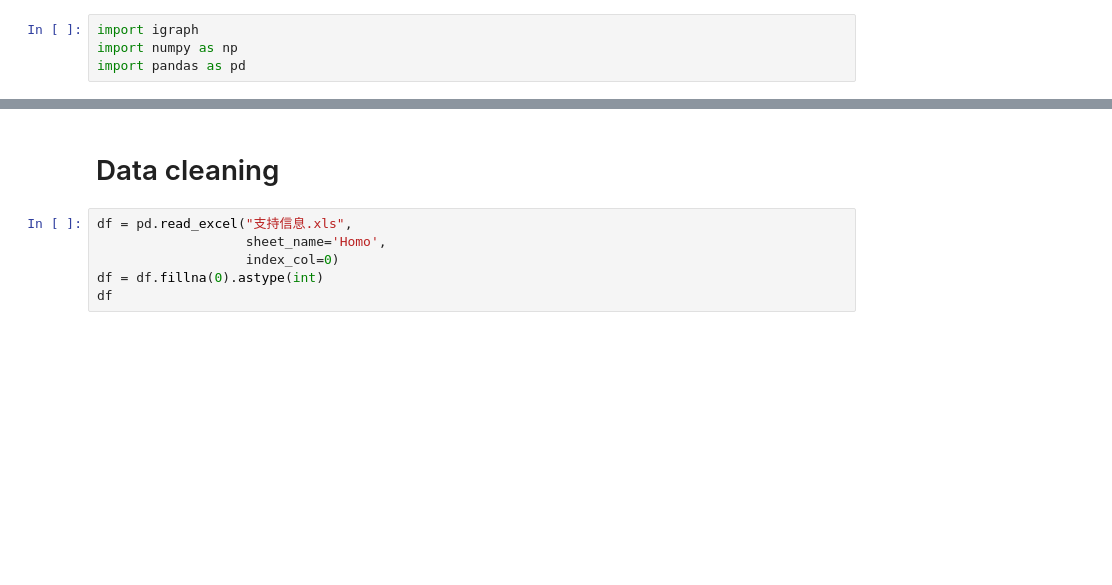
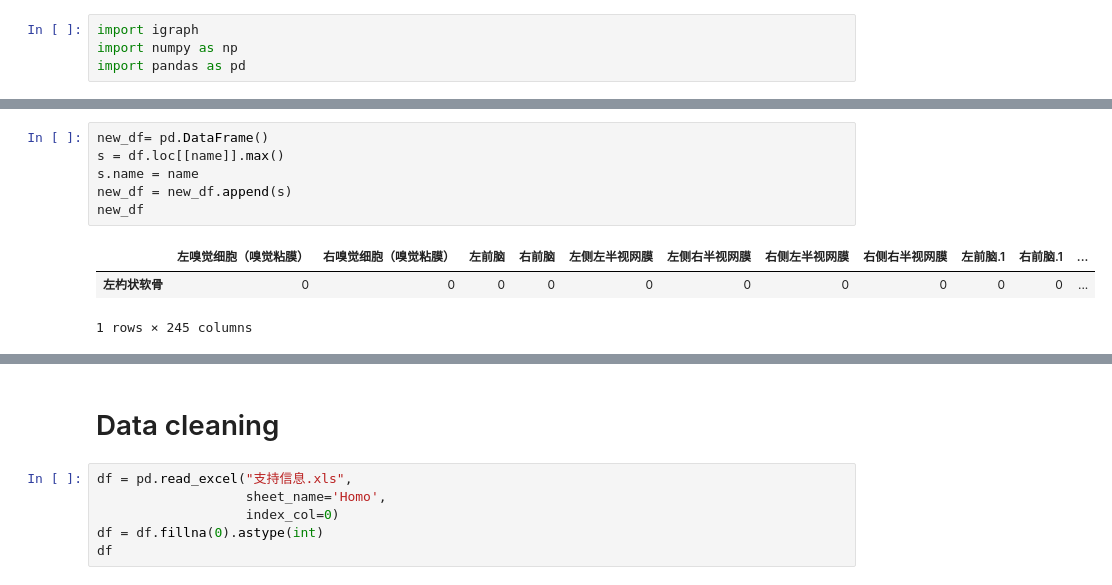
Before and after one commit to kentechx/NIMS, a Jupyter notebook: analysis_py.ipynb, the cells around one changed output, grey strips where cells are left out. Cells and saved outputs as stored; diff of their text form; blank space fills up the shorter version.

```diff
--- a/analysis_py.ipynb
+++ b/analysis_py.ipynb
@@ -4,0 +49,10 @@ import pandas as pd
+# %%
+new_df= pd.DataFrame()
+s = df.loc[[name]].max()
+s.name = name
+new_df = new_df.append(s)
+new_df
+# %% [output]
+|  | 左嗅觉细胞（嗅觉粘膜） | 右嗅觉细胞（嗅觉粘膜） | 左前脑 | 右前脑 | 左侧左半视网膜 | 左侧右半视网膜 | 右侧左半视网膜 | 右侧右半视网膜 | 左前脑.1 | 右前脑.1 | ... |
+| 左杓状软骨 | 0 | 0 | 0 | 0 | 0 | 0 | 0 | 0 | 0 | 0 | ... |
+1 rows × 245 columns
```
Also changed, not shown: parts of 9 cells of this notebook, 2 other files.
